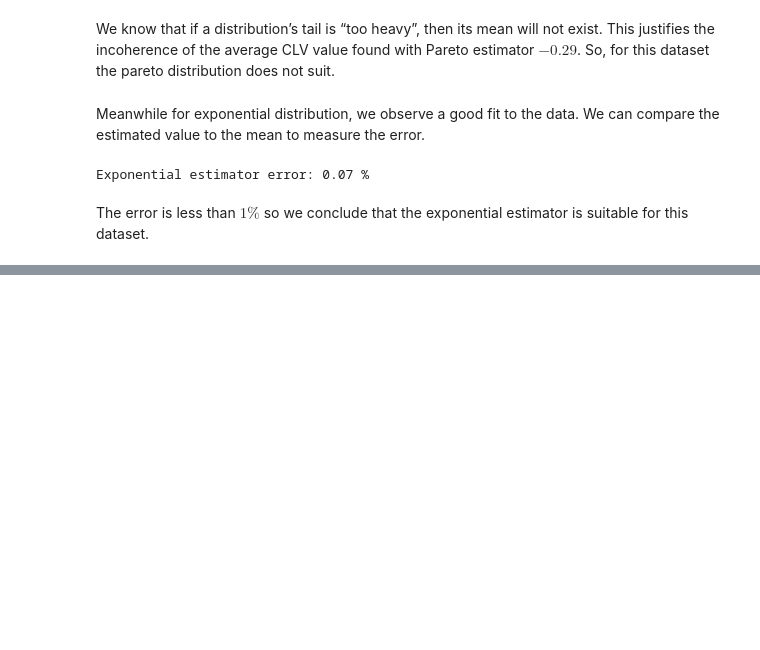
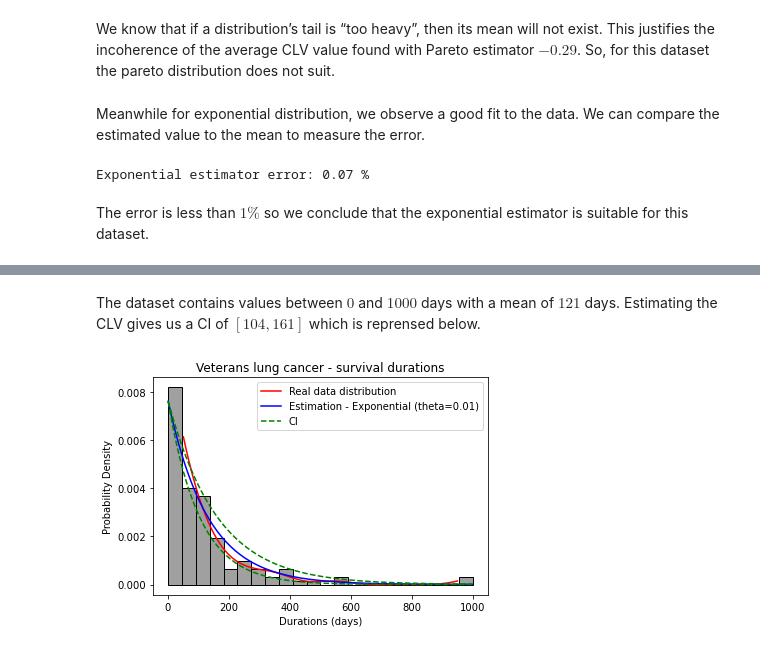
Before and after one commit to louizaaouaouche/Statistical-estimation-of-CLV, a Jupyter notebook: src/notebook.ipynb, the cells around one changed output, grey strips where cells are left out. Saved outputs shown, nothing was run; the diff lists cells and outputs as text; code cells hidden in the pictures; blank space fills up the shorter version.

```diff
--- a/src/notebook.ipynb
+++ b/src/notebook.ipynb
@@ -82,6 +82,38 @@ def plot_estimation(Y, status, estimator_name, theta, title):
     plt.legend()
     plt.show()
 
+def plot_estimation2(Y, status, lower, upper, estimator_name, theta, title):
+    hist, bin_edges = np.histogram(Y, density=True)
+    bin_midpoints = (bin_edges[:-1] + bin_edges[1:]) / 2
+
+    plot_distribution(Y, title)
+    plot_interpolated_line(bin_midpoints, hist)
+
+    # Compute the distribution values using the estimated parameter
+    x = np.linspace(1, max(Y), len(Y))
+    if estimator_name == "Exponential":
+        dist = theta * np.exp(-theta * x)
+        color = 'blue'
+    elif estimator_name == "Pareto":
+        x_m = 1
+        dist = (theta * (x_m ** theta)) / (x ** (theta + 1))
+        color = 'orange'
+    else:
+        raise ValueError("Invalid estimator name.")
+
+    # Get the x-axis and y-axis limits from the distribution plot
+    xlim = plt.xlim()
+    ylim = plt.ylim()
+    plt.plot(x, dist, color=color, label=f"Estimation - {estimator_name} (theta={theta:.2f})")
+    plt.plot(x, theta * np.exp(-lower * x), color='green', linestyle='--', label="CI")
+    plt.plot(x, theta * np.exp(-upper * x), color='green', linestyle='--')
+
+    # Restore the original x-axis and y-axis limits
+    plt.xlim(xlim)
+    plt.ylim(ylim)
+    plt.legend()
+    plt.show()
+
 def compare_estimators(Y, status, title):
     clv_geom_c_r = f.geom_c_clv_estimator2(Y, status)
     clv_exp_c_r = f.exp_c_clv_estimator2(Y, status)
@@ -122,0 +164,6 @@ The error is less than $1\%$ so we conclude that the exponential estimator is su
+# %% [markdown]
+The dataset contains values between $0$ and $1000$ days with a mean of $121$ days. Estimating the CLV gives us a CI of $[104 , 161]$ which is reprensed below.
+# %%
+plot_estimation2(Y, status, 1/lower_exp_real, 1/upper_exp_real, "Exponential", 1 / clv_exp_c_r, title)
+# %% [output]
+[figure, added]
```
Also changed, not shown: parts of 1 cell of this notebook.
